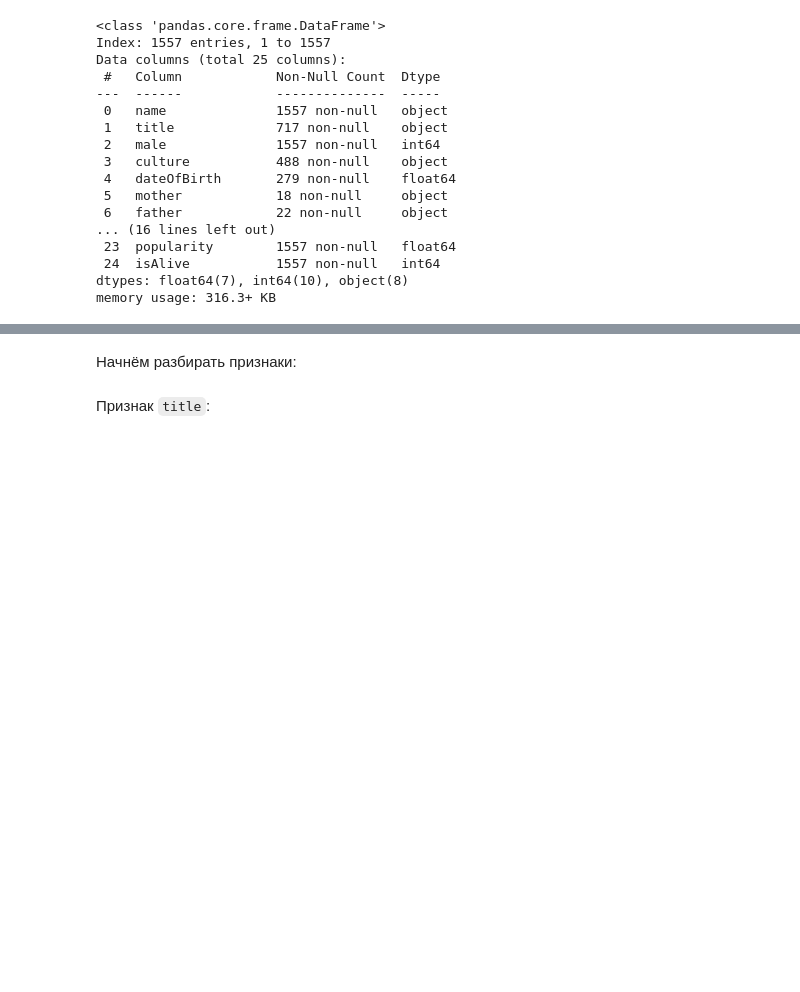
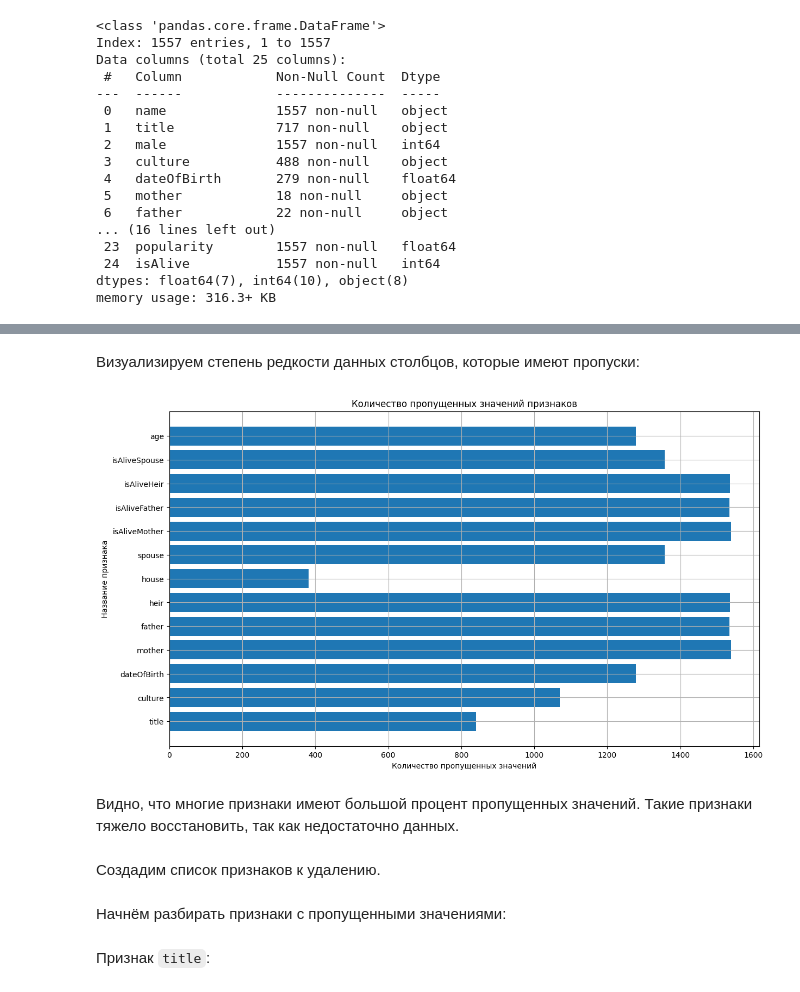
Before and after one commit to erdogan-deniz/DataScience, a Jupyter notebook: DLS/week_01_ml_intro/Homework/hw_1_game_of_thrones.ipynb, the cells around one changed output, grey strips where cells are left out. Saved outputs shown, nothing was run; the diff lists cells and outputs as text; code cells hidden in the pictures; blank space fills up the shorter version.

```diff
--- a/DLS/week_01_ml_intro/Homework/hw_1_game_of_thrones.ipynb
+++ b/DLS/week_01_ml_intro/Homework/hw_1_game_of_thrones.ipynb
@@ -202,0 +207,27 @@ plt.show()
+# %% [markdown]
+Визуализируем степень редкости данных столбцов, которые имеют пропуски:
+# %%
+# Задаём размер графику:
+plt.figure(figsize=(14, 8, ))
+
+# Строи горизонтальную столбчатую диаграмму:
+plt.barh(nan_cols, train_df[nan_cols].isna().sum(), )
+
+# Подписываем график:
+plt.title("Количество пропущенных значений признаков")
+
+# Подписываем оси графика:
+plt.ylabel("Название признака")
+plt.xlabel("Количество пропущенных значений")
+
+# Отрисовываем сетку:
+plt.grid()
+
+# Отрисовываем график:
+plt.show()
+# %% [output]
+[figure, added]
+# %% [markdown]
+Видно, что многие признаки имеют большой процент пропущенных значений. Такие признаки тяжело восстановить, так как недостаточно данных.
+# %% [markdown]
+Создадим список признаков к удалению.
@@ -203,5 +236,5 @@ plt.show()
 # %% [markdown]
-Начнём разбирать признаки:
+Начнём разбирать признаки c пропущенными значениями:
 # %% [markdown]
 Признак `title`:
 # %%
```
Also changed, not shown: parts of 30 cells of this notebook.
